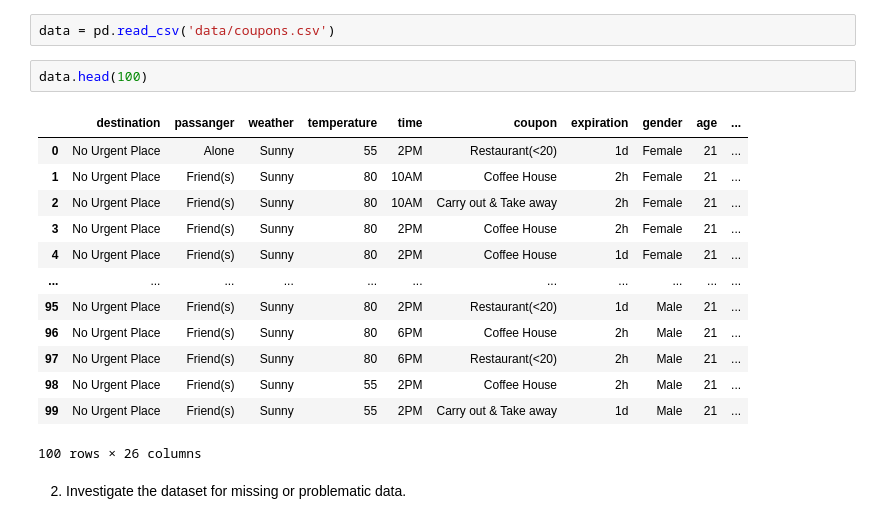
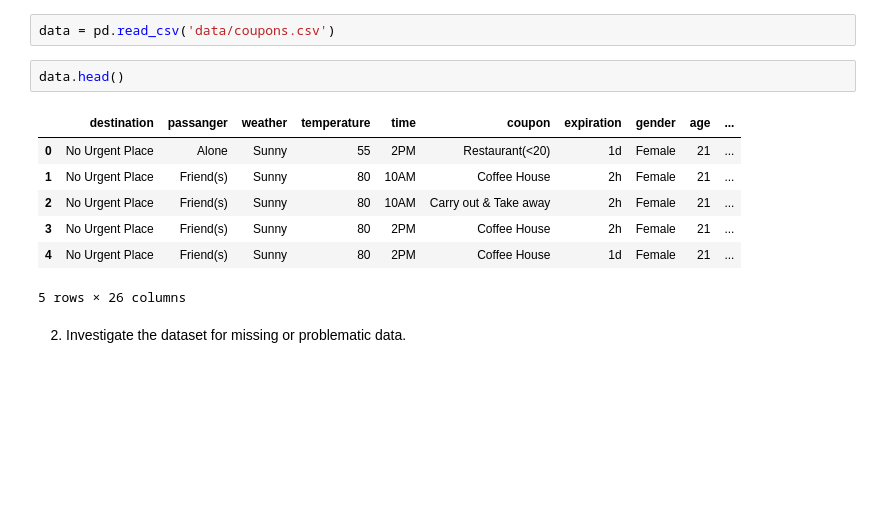
Before and after one commit to cmillsLA/ucb_module_5, a Jupyter notebook: prompt.ipynb, the cells around one changed output. Saved outputs shown, nothing was run; the diff lists cells and outputs as text; blank space fills up the shorter version.

```diff
--- a/prompt.ipynb
+++ b/prompt.ipynb
@@ -69,21 +69,15 @@ Use the prompts below to get started with your data analysis.
 # %%
 data = pd.read_csv('data/coupons.csv')
 # %%
-data.head(100)
+data.head()
 # %% [output]
 |  | destination | passanger | weather | temperature | time | coupon | expiration | gender | age | ... |
 | 0 | No Urgent Place | Alone | Sunny | 55 | 2PM | Restaurant(<20) | 1d | Female | 21 | ... |
 | 1 | No Urgent Place | Friend(s) | Sunny | 80 | 10AM | Coffee House | 2h | Female | 21 | ... |
 | 2 | No Urgent Place | Friend(s) | Sunny | 80 | 10AM | Carry out & Take away | 2h | Female | 21 | ... |
 | 3 | No Urgent Place | Friend(s) | Sunny | 80 | 2PM | Coffee House | 2h | Female | 21 | ... |
 | 4 | No Urgent Place | Friend(s) | Sunny | 80 | 2PM | Coffee House | 1d | Female | 21 | ... |
-| ... | ... | ... | ... | ... | ... | ... | ... | ... | ... | ... |
-| 95 | No Urgent Place | Friend(s) | Sunny | 80 | 2PM | Restaurant(<20) | 1d | Male | 21 | ... |
-| 96 | No Urgent Place | Friend(s) | Sunny | 80 | 6PM | Coffee House | 2h | Male | 21 | ... |
-| 97 | No Urgent Place | Friend(s) | Sunny | 80 | 6PM | Restaurant(<20) | 2h | Male | 21 | ... |
-| 98 | No Urgent Place | Friend(s) | Sunny | 55 | 2PM | Coffee House | 2h | Male | 21 | ... |
-| 99 | No Urgent Place | Friend(s) | Sunny | 55 | 2PM | Carry out & Take away | 1d | Male | 21 | ... |
-100 rows × 26 columns
+5 rows × 26 columns
 # %% [markdown]
 2. Investigate the dataset for missing or problematic data.
 # %%
```
Also changed, not shown: parts of 8 cells of this notebook.
